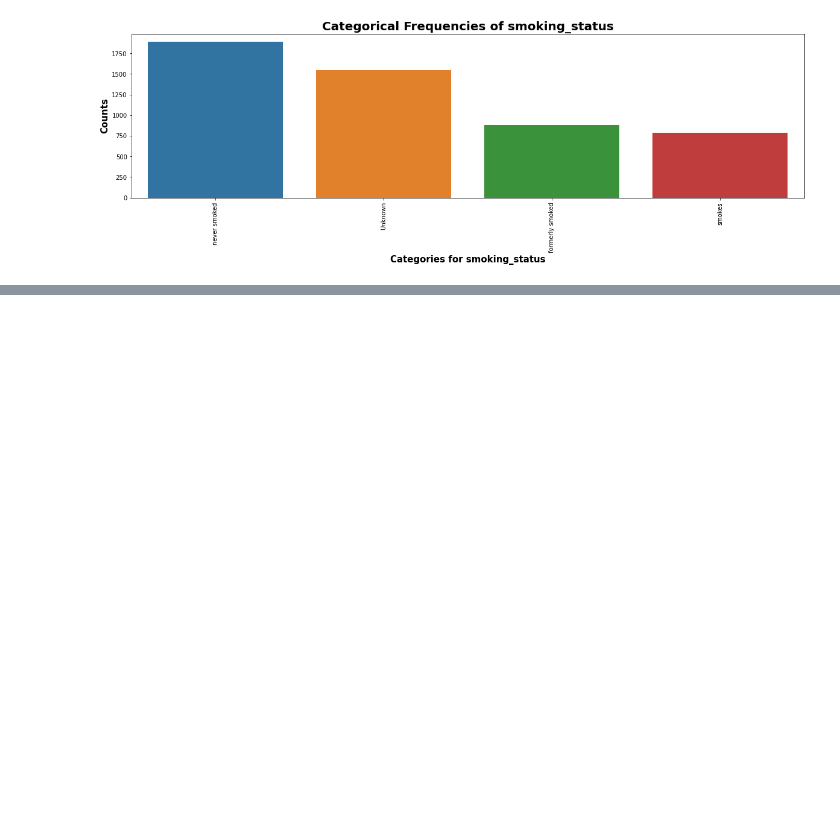
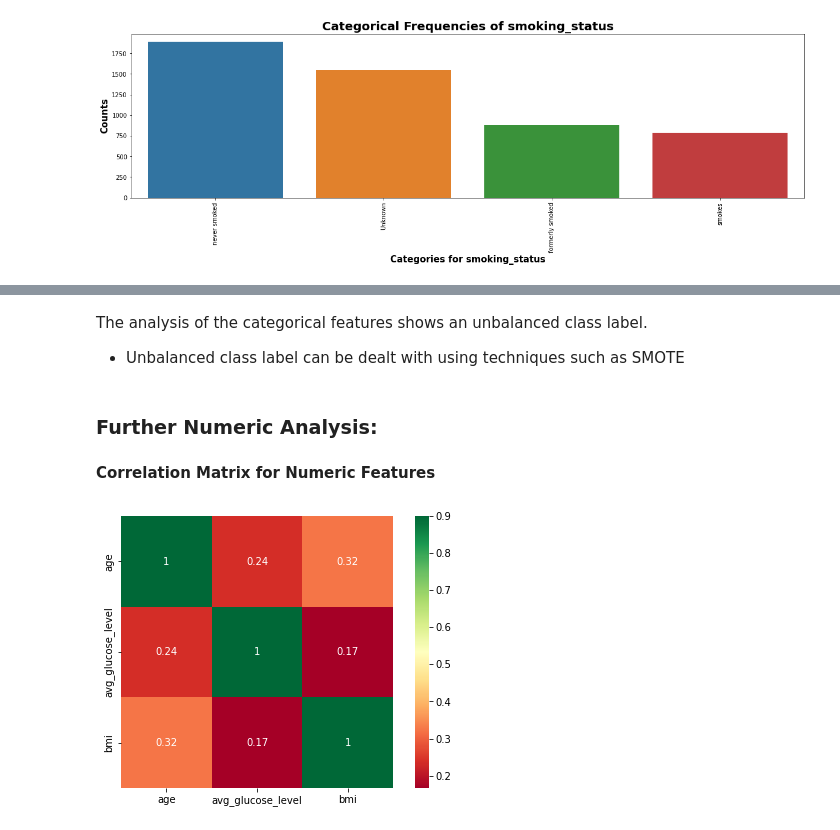
Before and after one commit to hstevans/Cirrhosis-Stroke-Predictions--Machine-Learning--Classification-Models, a Jupyter notebook: Stroke_Predictions_Machine_Learning_Classification_Models_Part_2_Preprocessing.ipynb, the cells around one changed output, grey strips where cells are left out. Cells and saved outputs as stored; diff of their text form; code cells hidden in the pictures; blank space fills up the shorter version.

```diff
--- a/Stroke_Predictions_Machine_Learning_Classification_Models_Part_2_Preprocessing.ipynb
+++ b/Stroke_Predictions_Machine_Learning_Classification_Models_Part_2_Preprocessing.ipynb
@@ -382,0 +405,16 @@ Name: smoking_status, dtype: int64
+# %% [markdown]
+The analysis of the categorical features shows an unbalanced class label.
+
+
+*  Unbalanced class label can be dealt with using techniques such as SMOTE
+# %% [markdown]
+### Further Numeric Analysis:
+# %% [markdown]
+**Correlation Matrix for Numeric Features**
+# %%
+corrmat = df[['age','avg_glucose_level','bmi']].corr()
+plt.subplots(figsize=(8,5))
+sns.heatmap(corrmat, annot=True, vmax=0.9, square=True,cmap='RdYlGn')
+plt.show();
+# %% [output]
+[figure, added]
```
Also changed, not shown: parts of 32 cells of this notebook.
